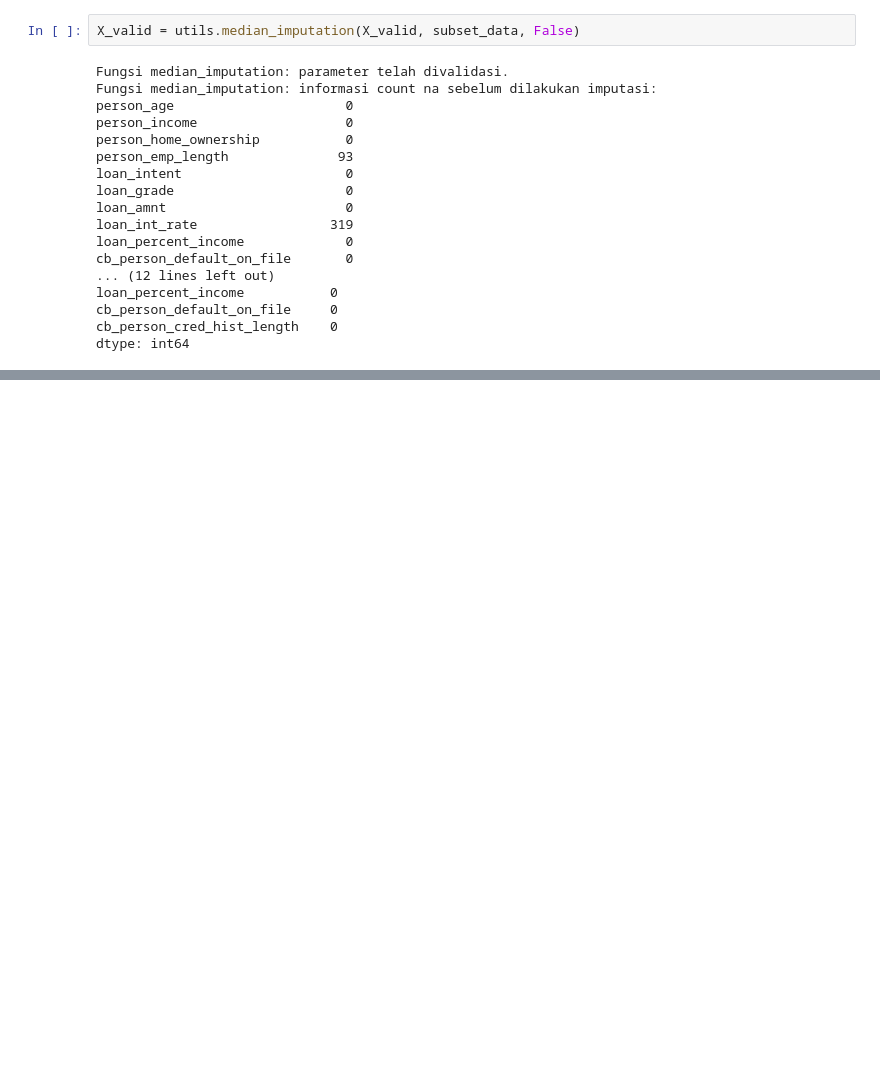
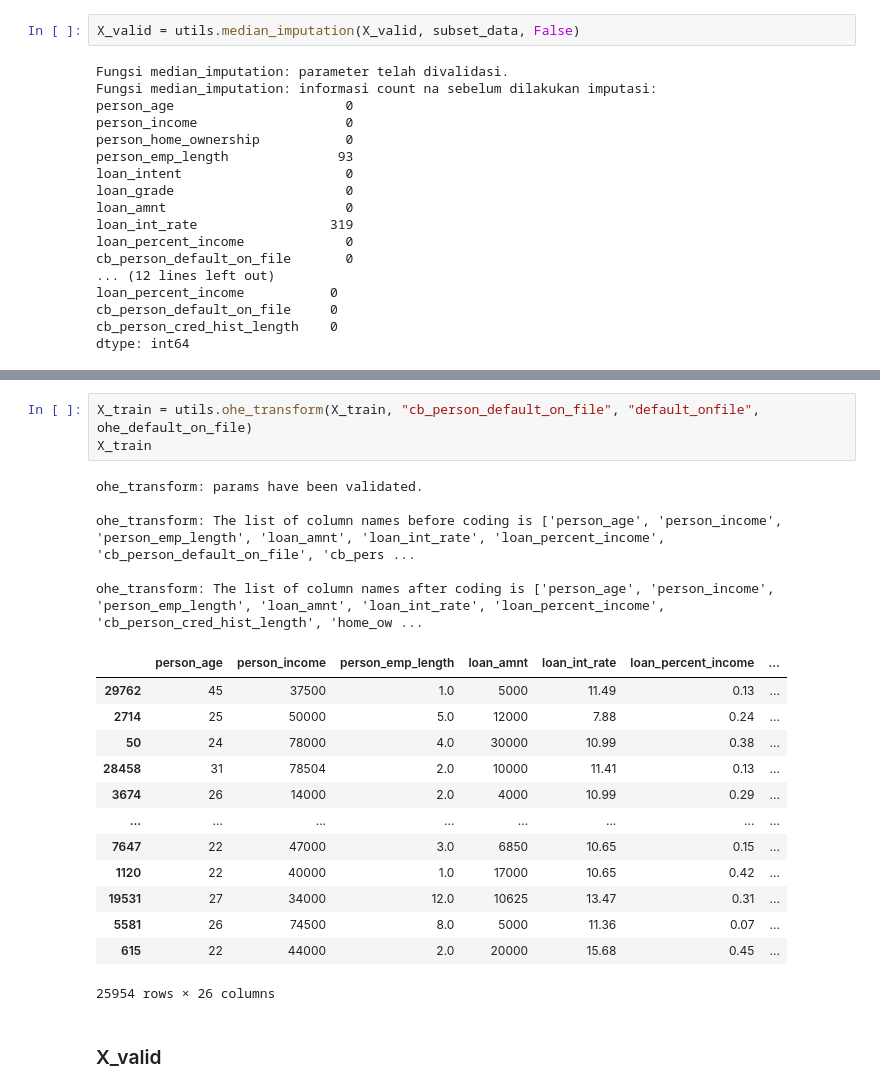
Before and after one commit to Code2Drift/Aditya_MLPROCESS, a Jupyter notebook: data_preprocessing.ipynb, the cells around one changed output, grey strips where cells are left out. Cells and saved outputs as stored; diff of their text form; blank space fills up the shorter version.

```diff
--- a/data_preprocessing.ipynb
+++ b/data_preprocessing.ipynb
@@ -140,0 +244,24 @@ dtype: int64
+# %%
+X_train = utils.ohe_transform(X_train, "cb_person_default_on_file", "default_onfile", ohe_default_on_file)
+X_train
+# %% [output]
+ohe_transform: params have been validated.
+
+ohe_transform: The list of column names before coding is ['person_age', 'person_income', 'person_emp_length', 'loan_amnt', 'loan_int_rate', 'loan_percent_income', 'cb_person_default_on_file', 'cb_pers ...
+
+ohe_transform: The list of column names after coding is ['person_age', 'person_income', 'person_emp_length', 'loan_amnt', 'loan_int_rate', 'loan_percent_income', 'cb_person_cred_hist_length', 'home_ow ...
+|  | person_age | person_income | person_emp_length | loan_amnt | loan_int_rate | loan_percent_income | ... |
+| 29762 | 45 | 37500 | 1.0 | 5000 | 11.49 | 0.13 | ... |
+| 2714 | 25 | 50000 | 5.0 | 12000 | 7.88 | 0.24 | ... |
+| 50 | 24 | 78000 | 4.0 | 30000 | 10.99 | 0.38 | ... |
+| 28458 | 31 | 78504 | 2.0 | 10000 | 11.41 | 0.13 | ... |
+| 3674 | 26 | 14000 | 2.0 | 4000 | 10.99 | 0.29 | ... |
+| ... | ... | ... | ... | ... | ... | ... | ... |
+| 7647 | 22 | 47000 | 3.0 | 6850 | 10.65 | 0.15 | ... |
+| 1120 | 22 | 40000 | 1.0 | 17000 | 10.65 | 0.42 | ... |
+| 19531 | 27 | 34000 | 12.0 | 10625 | 13.47 | 0.31 | ... |
+| 5581 | 26 | 74500 | 8.0 | 5000 | 11.36 | 0.07 | ... |
+| 615 | 22 | 44000 | 2.0 | 20000 | 15.68 | 0.45 | ... |
+25954 rows × 26 columns
+# %% [markdown]
+### X_valid
```
Also changed, not shown: parts of 15 cells of this notebook, 6 other files.
